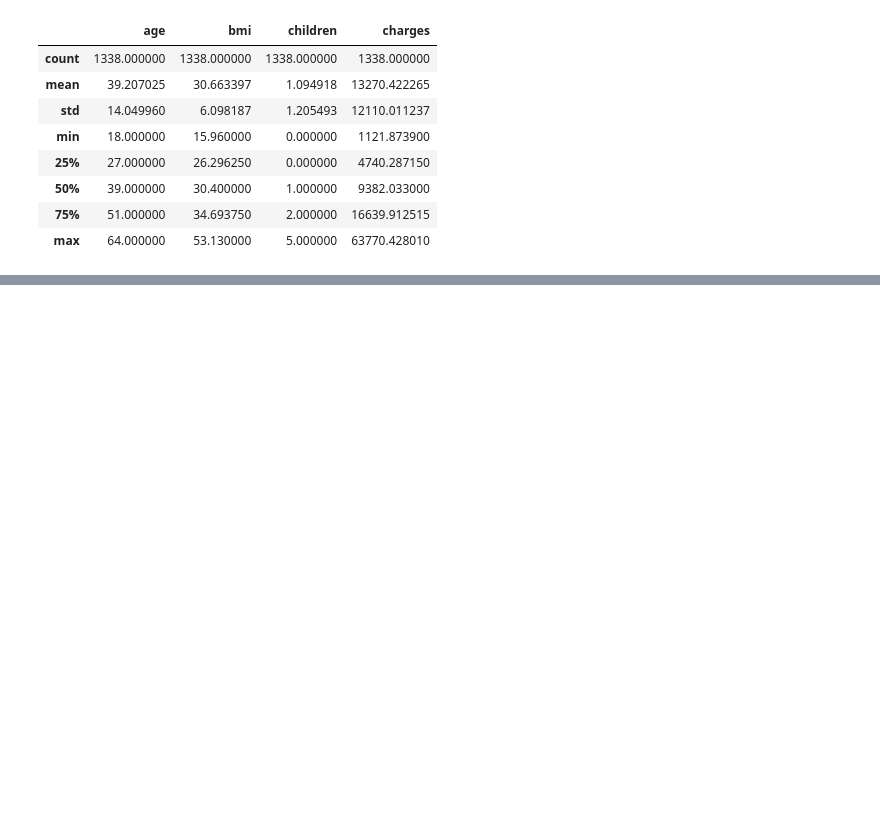
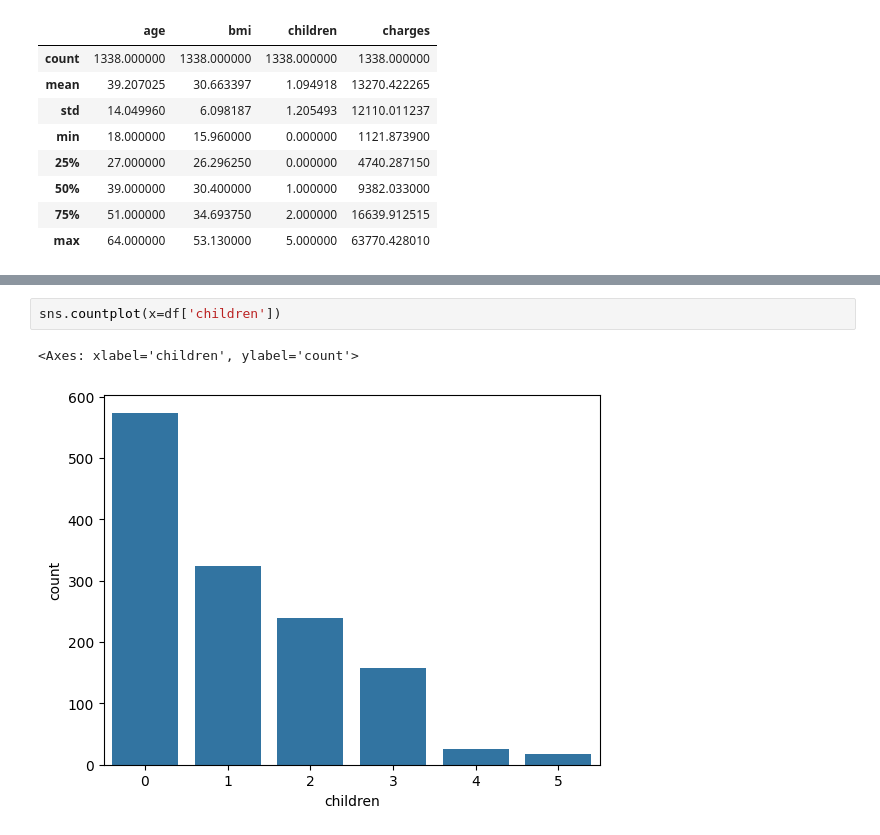
Before and after one commit to nur21horin/machine_learning, a Jupyter notebook: insurrance.ipynb, the cells around one changed output, grey strips where cells are left out. Drawn from its saved outputs; the diff is of its cells as text; blank space fills up the shorter version.

```diff
--- a/insurrance.ipynb
+++ b/insurrance.ipynb
@@ -72,0 +99,5 @@ df.describe()
+# %%
+sns.countplot(x=df['children'])
+# %% [output]
+<Axes: xlabel='children', ylabel='count'>
+[figure, added]
```
Also changed, not shown: parts of 7 cells of this notebook.
